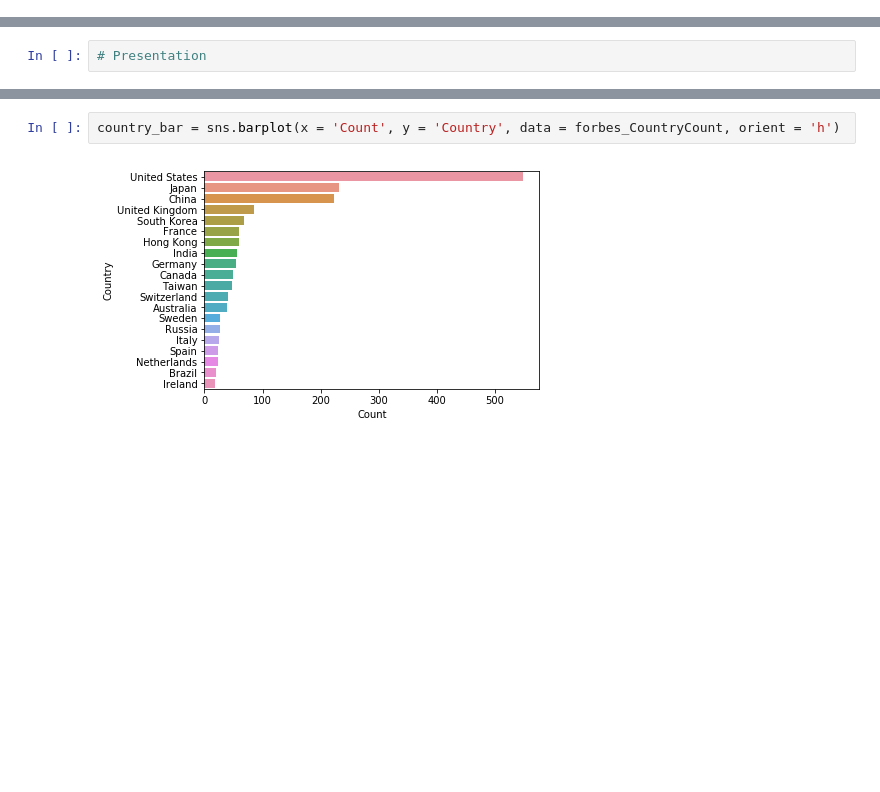
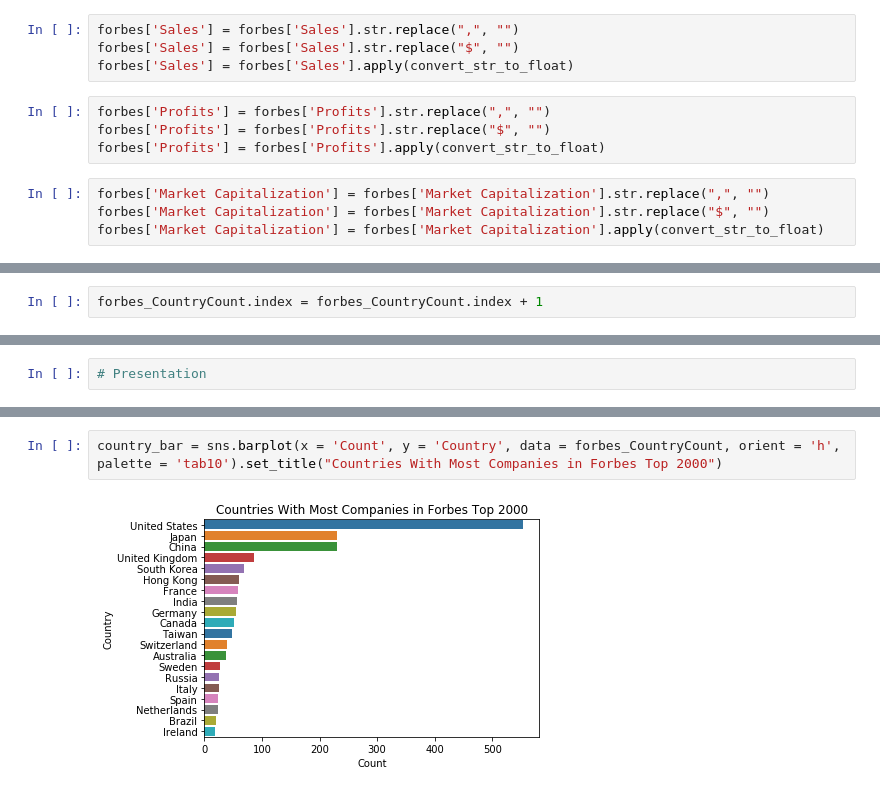
Before and after one commit to valfera/Forbes2000, a Jupyter notebook: Forbes2000Analysis.ipynb, the cells around one changed output, grey strips where cells are left out. Saved outputs shown, nothing was run; the diff lists cells and outputs as text; blank space fills up the shorter version.

```diff
--- a/Forbes2000Analysis.ipynb
+++ b/Forbes2000Analysis.ipynb
@@ -103,0 +71,12 @@ forbes.drop(indexNames , inplace=True)
+# %%
+forbes['Sales'] = forbes['Sales'].str.replace(",", "")
+forbes['Sales'] = forbes['Sales'].str.replace("$", "")
+forbes['Sales'] = forbes['Sales'].apply(convert_str_to_float)
+# %%
+forbes['Profits'] = forbes['Profits'].str.replace(",", "")
+forbes['Profits'] = forbes['Profits'].str.replace("$", "")
+forbes['Profits'] = forbes['Profits'].apply(convert_str_to_float)
+# %%
+forbes['Market Capitalization'] = forbes['Market Capitalization'].str.replace(",", "")
+forbes['Market Capitalization'] = forbes['Market Capitalization'].str.replace("$", "")
+forbes['Market Capitalization'] = forbes['Market Capitalization'].apply(convert_str_to_float)
@@ -147,6 +299,8 @@ forbes_CountryCount = forbes_CountryCount.reset_index()
 forbes_CountryCount = forbes_CountryCount.drop('index', axis = 1)
 # %%
 forbes_CountryCount = forbes_CountryCount.iloc[:20]
+# %%
+forbes_CountryCount.index = forbes_CountryCount.index + 1
 # %%
 forbes_CountryCount
 # %% [output]
@@ -325,7 +461,7 @@ forbes_CountryCount
 # %%
-country_bar = sns.barplot(x = 'Count', y = 'Country', data = forbes_CountryCount, orient = 'h')
+country_bar = sns.barplot(x = 'Count', y = 'Country', data = forbes_CountryCount, orient = 'h', palette = 'tab10').set_title("Countries With Most Companies in Forbes Top 2000")
 # %% [output]
-[figure, old version]
+[figure, new version]
 # %%
 forbes_IndustryCount
 # %% [output]
```
Also changed, not shown: parts of 105 cells of this notebook, 1 other file.
